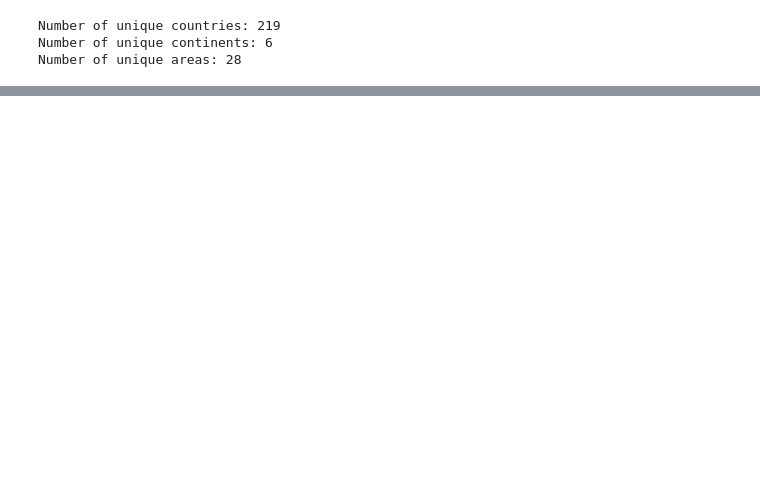
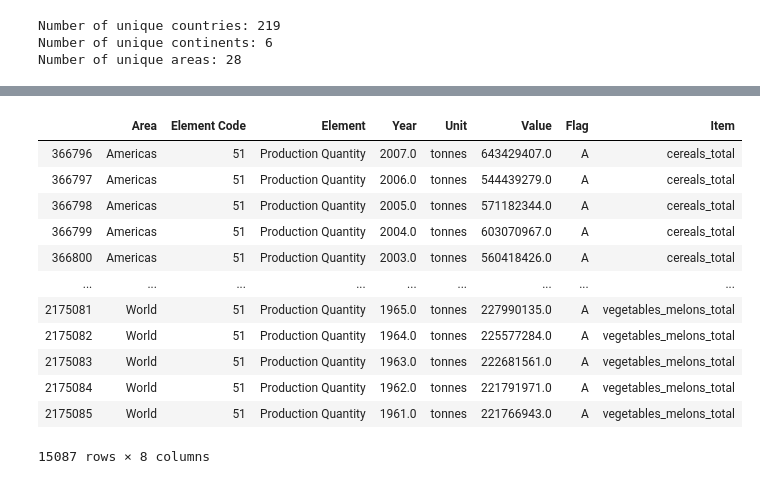
Before and after one commit to theodorhusefest/ADA-2019-project1-sovellettu-tiedon-analysoint, a Jupyter notebook: crops_data_cleaning.ipynb, the cells around one changed output, grey strips where cells are left out. Drawn from its saved outputs; the diff is of its cells as text; code cells hidden in the pictures; blank space fills up the shorter version.

```diff
--- a/crops_data_cleaning.ipynb
+++ b/crops_data_cleaning.ipynb
@@ -225,8 +277,8 @@ All of the country/area names that contain a '+' at the end are all areas. We ca
 # %%
 # Splitting crops_data into country, continent and area based sets and renaming Area column
 
-crops_country = crops_data[np.logical_not(country_series.str.endswith('+'))].rename({'Area': 'Area'}, axis=1)
-crops_remain = crops_data[country_series.str.endswith('+')]
+crops_country = crops_cleaned[np.logical_not(country_series.str.endswith('+'))].rename({'Area': 'Area'}, axis=1)
+crops_remain = crops_cleaned[country_series.str.endswith('+')]
 
 # Remove last two characters from continent/area name
 crops_remain.Area = crops_remain.Area.str[:-2]
@@ -270,3 +306,19 @@ crops_country
 crops_country.to_pickle('./data/pickles/crops_countries.pkl')
 crops_area.to_pickle('./data/pickles/crops_areas.pkl')
 crops_continent.to_pickle('./data/pickles/crops_continents.pkl')
+# %%
+crops_area
+# %% [output]
+|  | Area | Element Code | Element | Year | Unit | Value | Flag | Item |
+| 366796 | Americas | 51 | Production Quantity | 2007.0 | tonnes | 643429407.0 | A | cereals_total |
+| 366797 | Americas | 51 | Production Quantity | 2006.0 | tonnes | 544439279.0 | A | cereals_total |
+| 366798 | Americas | 51 | Production Quantity | 2005.0 | tonnes | 571182344.0 | A | cereals_total |
+| 366799 | Americas | 51 | Production Quantity | 2004.0 | tonnes | 603070967.0 | A | cereals_total |
+| 366800 | Americas | 51 | Production Quantity | 2003.0 | tonnes | 560418426.0 | A | cereals_total |
+| ... | ... | ... | ... | ... | ... | ... | ... | ... |
+| 2175081 | World | 51 | Production Quantity | 1965.0 | tonnes | 227990135.0 | A | vegetables_melons_total |
+| 2175082 | World | 51 | Production Quantity | 1964.0 | tonnes | 225577284.0 | A | vegetables_melons_total |
+| 2175083 | World | 51 | Production Quantity | 1963.0 | tonnes | 222681561.0 | A | vegetables_melons_total |
+| 2175084 | World | 51 | Production Quantity | 1962.0 | tonnes | 221791971.0 | A | vegetables_melons_total |
+| 2175085 | World | 51 | Production Quantity | 1961.0 | tonnes | 221766943.0 | A | vegetables_melons_total |
+15087 rows × 8 columns
```
Also changed, not shown: parts of 33 cells of this notebook, 6 other files.
